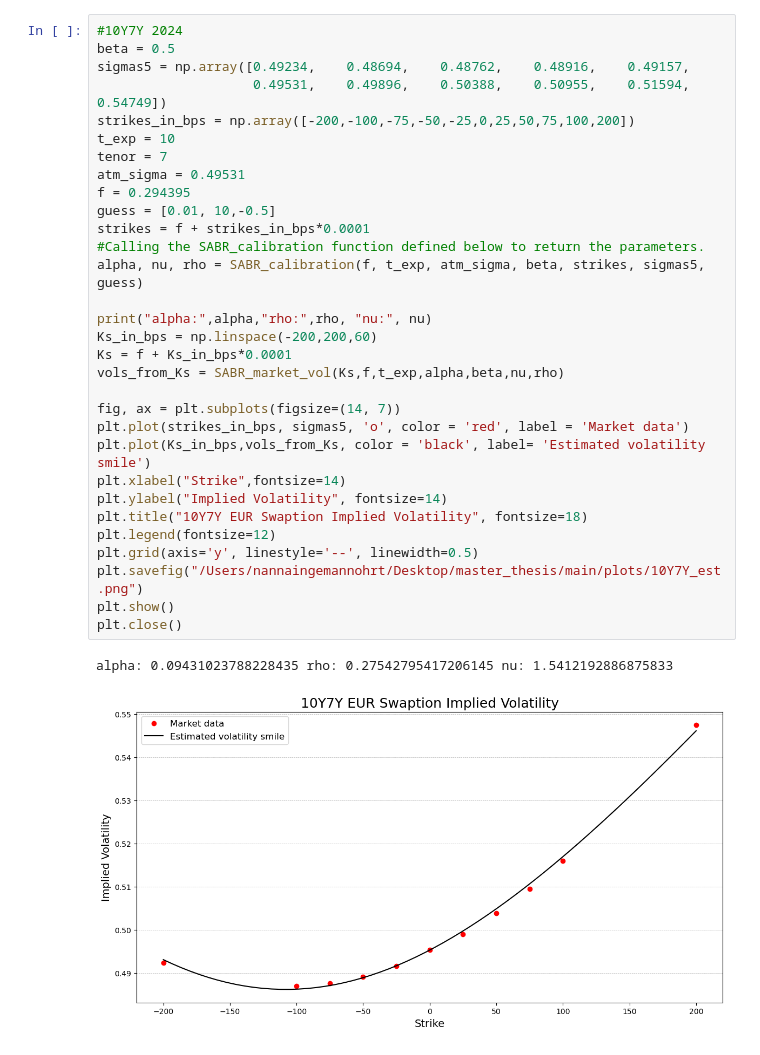
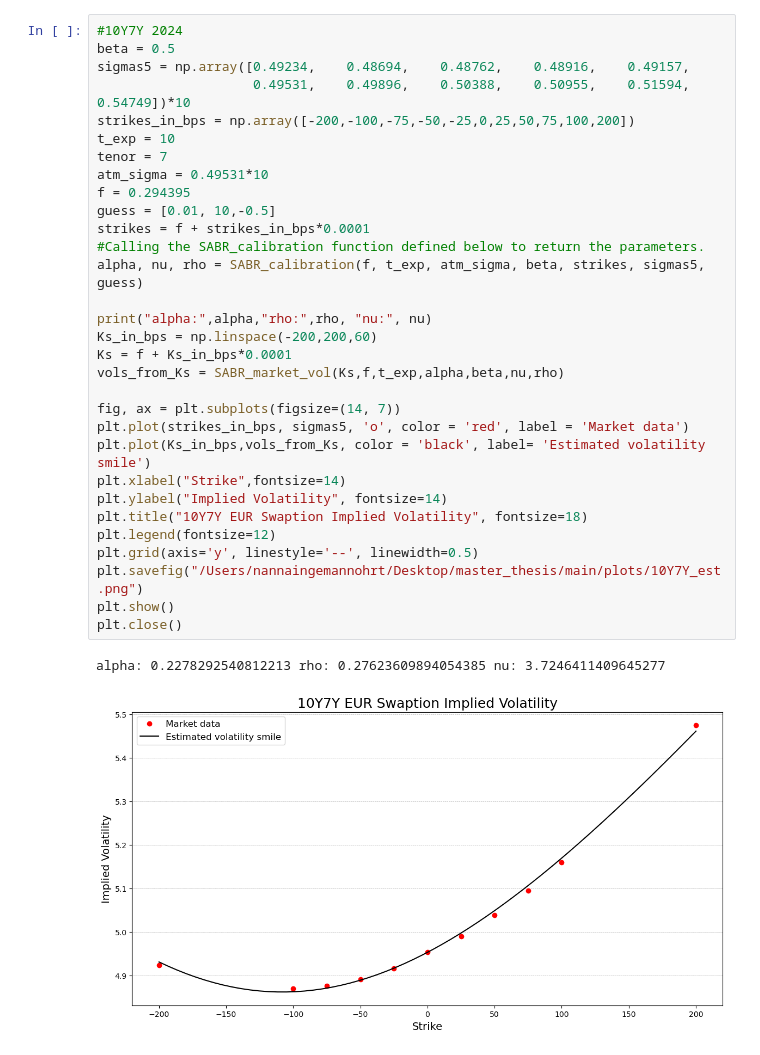
Before and after one commit to NannaOhrt/master_thesis, a Jupyter notebook: main/code/cal_parm_SABR.ipynb, the cells around one changed output. Drawn from its saved outputs; the diff is of its cells as text.

```diff
--- a/main/code/cal_parm_SABR.ipynb
+++ b/main/code/cal_parm_SABR.ipynb
@@ -249,37 +249,37 @@ alpha: 0.08844255638748177 rho: 0.23624296886944487 nu: 1.5491879233698993
 # %%
 #10Y7Y 2024
 beta = 0.5
 sigmas5 = np.array([0.49234,	0.48694,	0.48762,	0.48916,	0.49157,
-                    0.49531,	0.49896,	0.50388,	0.50955,	0.51594,	0.54749])
+                    0.49531,	0.49896,	0.50388,	0.50955,	0.51594,	0.54749])*10
 strikes_in_bps = np.array([-200,-100,-75,-50,-25,0,25,50,75,100,200])
 t_exp = 10
 tenor = 7
-atm_sigma = 0.49531
+atm_sigma = 0.49531*10
 f = 0.294395
 guess = [0.01, 10,-0.5]
 strikes = f + strikes_in_bps*0.0001
 #Calling the SABR_calibration function defined below to return the parameters.
 alpha, nu, rho = SABR_calibration(f, t_exp, atm_sigma, beta, strikes, sigmas5, guess)
 
 print("alpha:",alpha,"rho:",rho, "nu:", nu)
 Ks_in_bps = np.linspace(-200,200,60)
 Ks = f + Ks_in_bps*0.0001
 vols_from_Ks = SABR_market_vol(Ks,f,t_exp,alpha,beta,nu,rho)
 
 fig, ax = plt.subplots(figsize=(14, 7))
 plt.plot(strikes_in_bps, sigmas5, 'o', color = 'red', label = 'Market data')
 plt.plot(Ks_in_bps,vols_from_Ks, color = 'black', label= 'Estimated volatility smile')
 plt.xlabel("Strike",fontsize=14)
 plt.ylabel("Implied Volatility", fontsize=14)
 plt.title("10Y7Y EUR Swaption Implied Volatility", fontsize=18)
 plt.legend(fontsize=12)
 plt.grid(axis='y', linestyle='--', linewidth=0.5)
 plt.savefig("/Users/nannaingemannohrt/Desktop/master_thesis/main/plots/10Y7Y_est.png")
 plt.show()
 plt.close()
 # %% [output]
-alpha: 0.09431023788228435 rho: 0.27542795417206145 nu: 1.5412192886875833
+alpha: 0.2278292540812213 rho: 0.27623609894054385 nu: 3.7246411409645277
-[figure, old version]
+[figure, new version]
 # %%
 #10Y5Y 2024
 beta = 0.5
```
Also changed, not shown: parts of 9 cells of this notebook, 25 other files.
